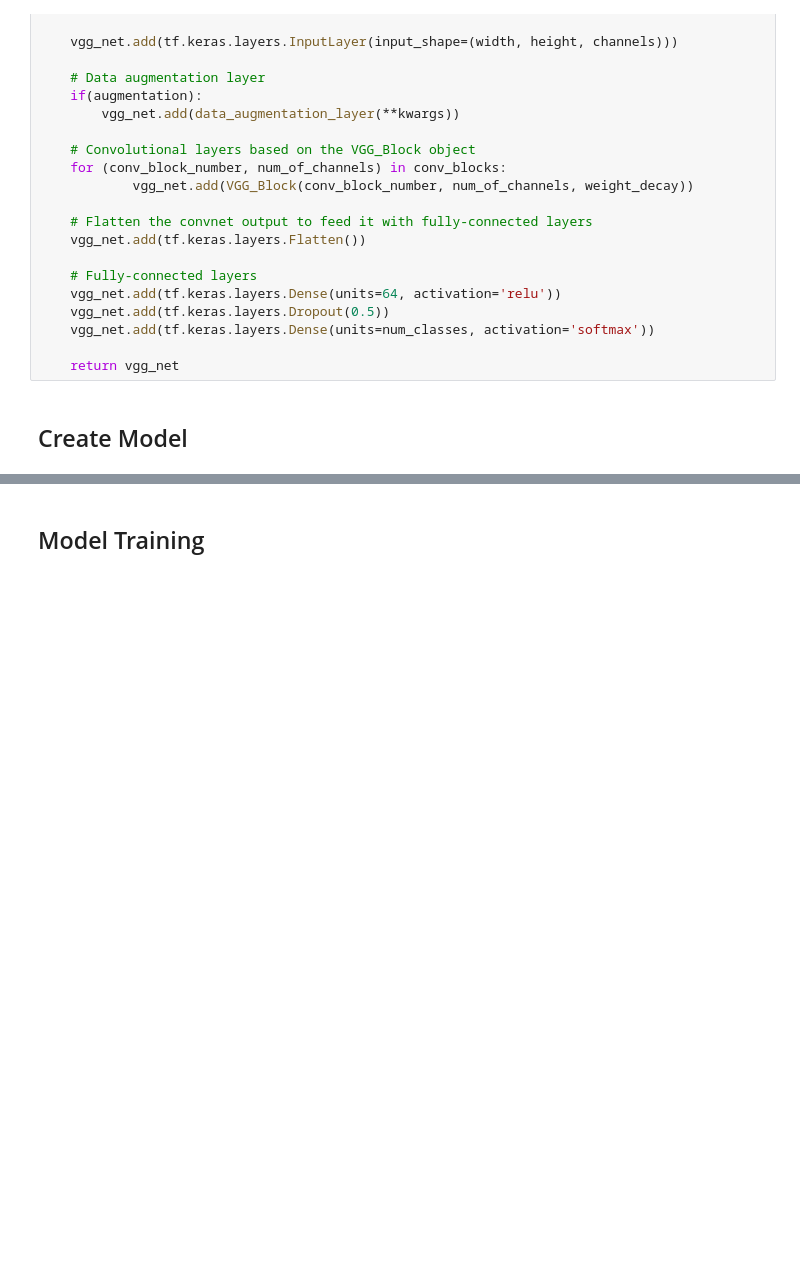
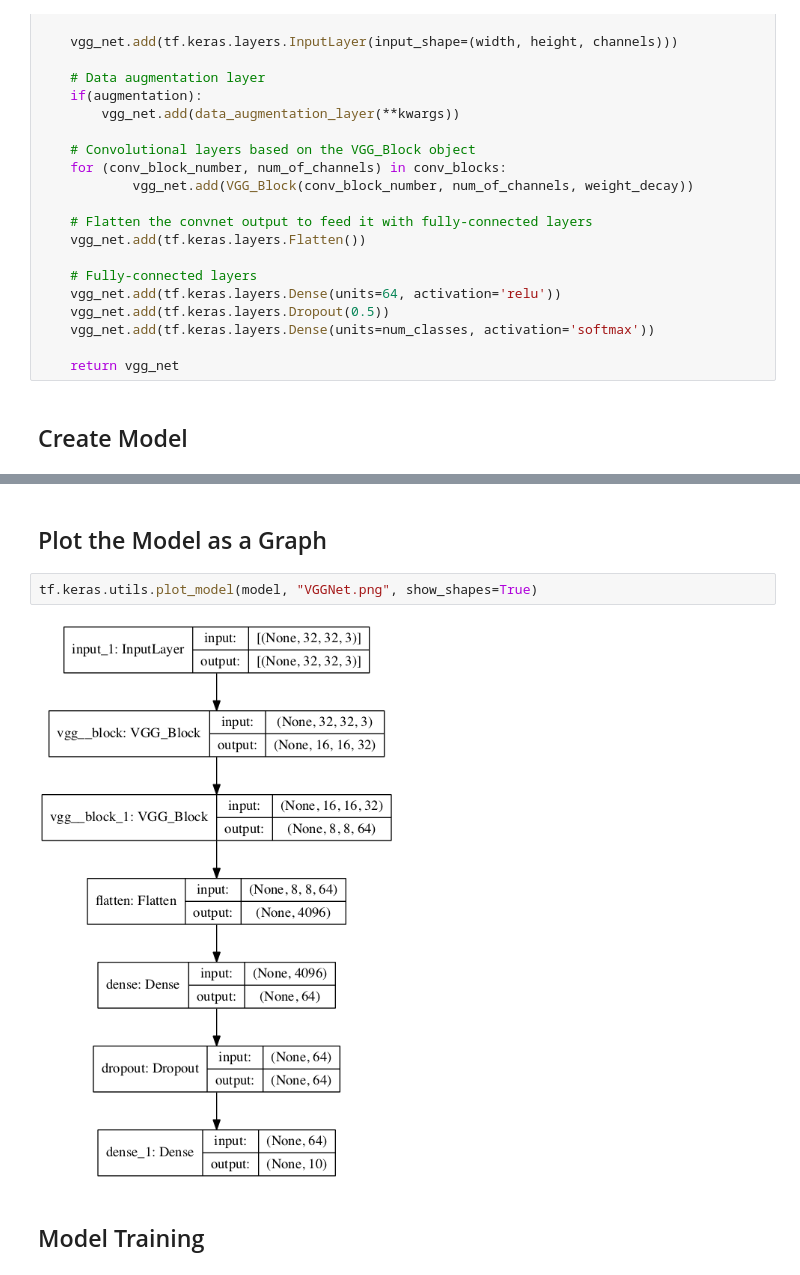
Before and after one commit to rhasanbd/Efficient-Methodology-for-Deep-Learning, a Jupyter notebook: TF-2-Efficient Methodology for Training Deep Learning Models.ipynb, the cells around one changed output, grey strips where cells are left out. Cells and saved outputs as stored; diff of their text form; blank space fills up the shorter version.

```diff
--- a/TF-2-Efficient Methodology for Training Deep Learning Models.ipynb
+++ b/TF-2-Efficient Methodology for Training Deep Learning Models.ipynb
@@ -707,6 +712,12 @@ Total params: 329,002
 Trainable params: 328,618
 Non-trainable params: 384
 _________________________________________________________________
+# %% [markdown]
+## Plot the Model as a Graph
+# %%
+tf.keras.utils.plot_model(model, "VGGNet.png", show_shapes=True)
+# %% [output]
+[figure, added]
 # %% [markdown]
 ## Model Training
 # %%
```
Also changed, not shown: parts of 11 cells of this notebook.
